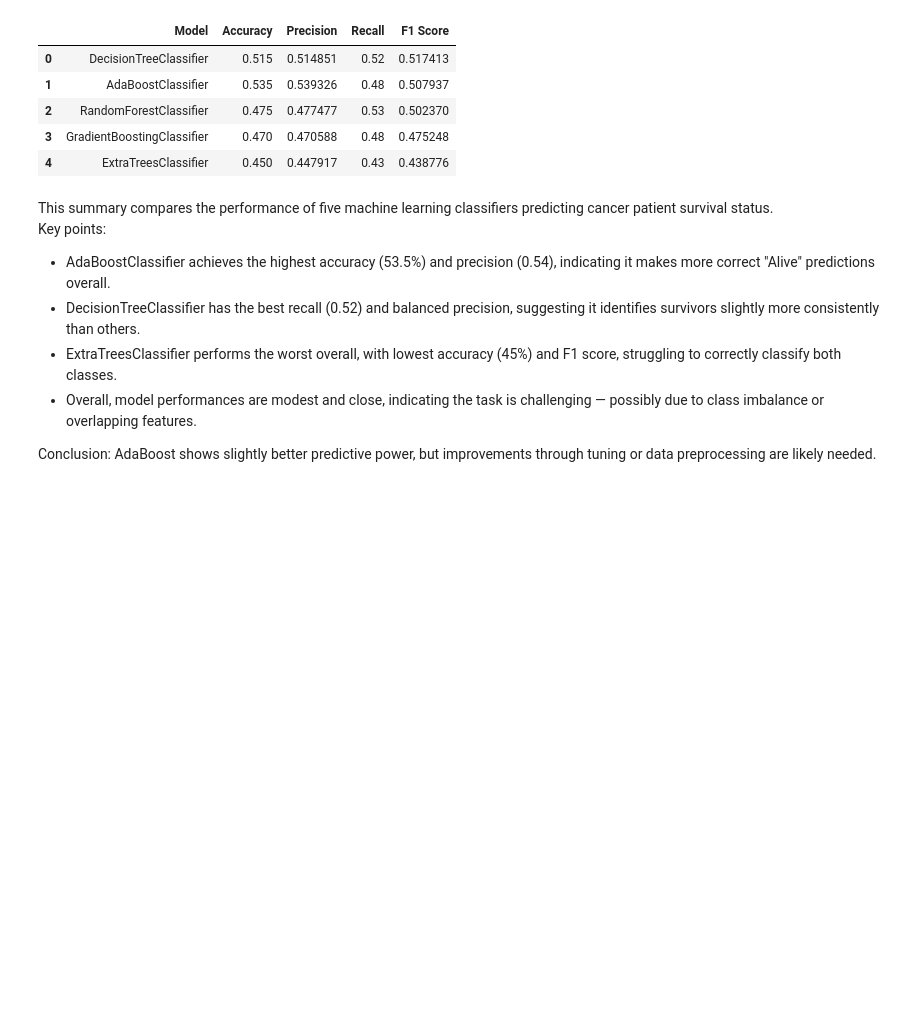
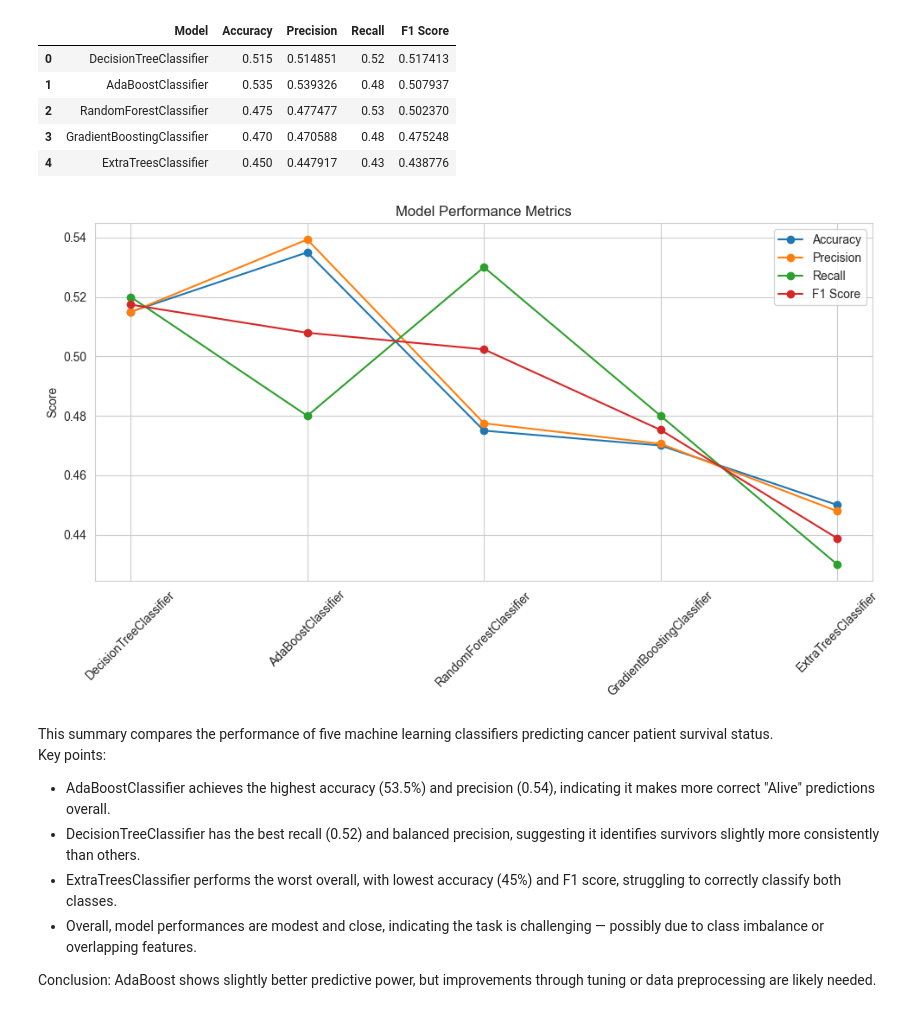
Before and after one commit to marcus1989/European_Cancer_Data, a Jupyter notebook: jupyter_notebooks/Predictive_modelling.ipynb, the cells around one changed output. Cells and saved outputs as stored; diff of their text form; code cells hidden in the pictures; blank space fills up the shorter version.

```diff
--- a/jupyter_notebooks/Predictive_modelling.ipynb
+++ b/jupyter_notebooks/Predictive_modelling.ipynb
@@ -475,6 +501,34 @@ metrics_df
 | 2 | RandomForestClassifier | 0.475 | 0.477477 | 0.53 | 0.502370 |
 | 3 | GradientBoostingClassifier | 0.470 | 0.470588 | 0.48 | 0.475248 |
 | 4 | ExtraTreesClassifier | 0.450 | 0.447917 | 0.43 | 0.438776 |
+# %%
+
+# Data setup
+data = {
+    'Model': ['DecisionTreeClassifier', 'AdaBoostClassifier', 'RandomForestClassifier',
+              'GradientBoostingClassifier', 'ExtraTreesClassifier'],
+    'Accuracy': [0.515, 0.535, 0.475, 0.470, 0.450],
+    'Precision': [0.514851, 0.539326, 0.477477, 0.470588, 0.447917],
+    'Recall': [0.52, 0.48, 0.53, 0.48, 0.43],
+    'F1 Score': [0.517413, 0.507937, 0.502370, 0.475248, 0.438776]
+}
+df = pd.DataFrame(data)
+
+# Melt for easier plotting
+df_melt = df.melt(id_vars='Model', var_name='Metric', value_name='Score')
+
+# Line plot
+plt.figure(figsize=(10,6))
+for metric in df_melt['Metric'].unique():
+    plt.plot(df['Model'], df[metric], marker='o', label=metric)
+plt.xticks(rotation=45)
+plt.ylabel('Score')
+plt.title('Model Performance Metrics')
+plt.legend()
+plt.tight_layout()
+plt.show()
+# %% [output]
+[figure, added]
 # %% [markdown]
 This summary compares the performance of five machine learning classifiers predicting cancer patient survival status.
 Key points:
```
Also changed, not shown: parts of 4 cells of this notebook, 16 other files.
